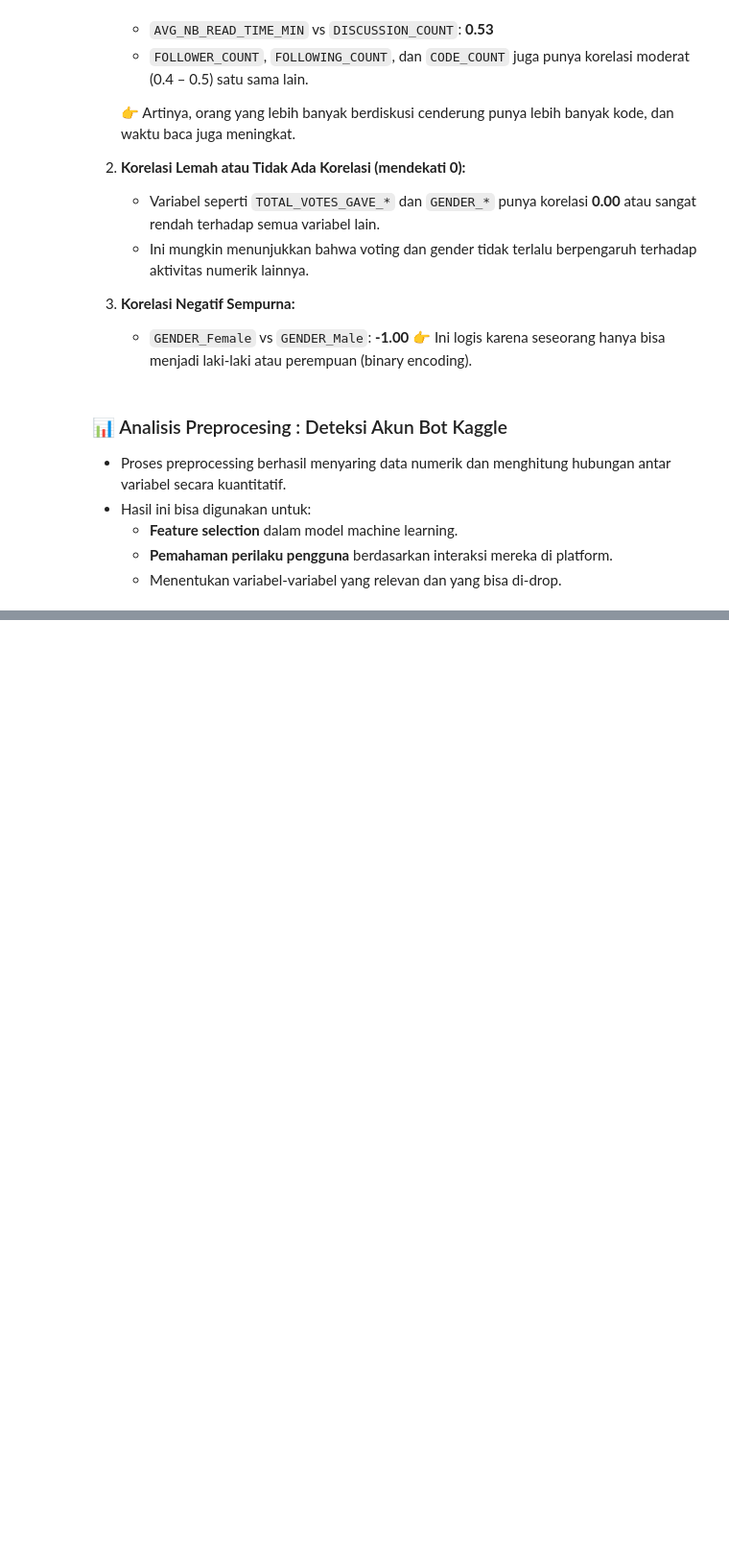
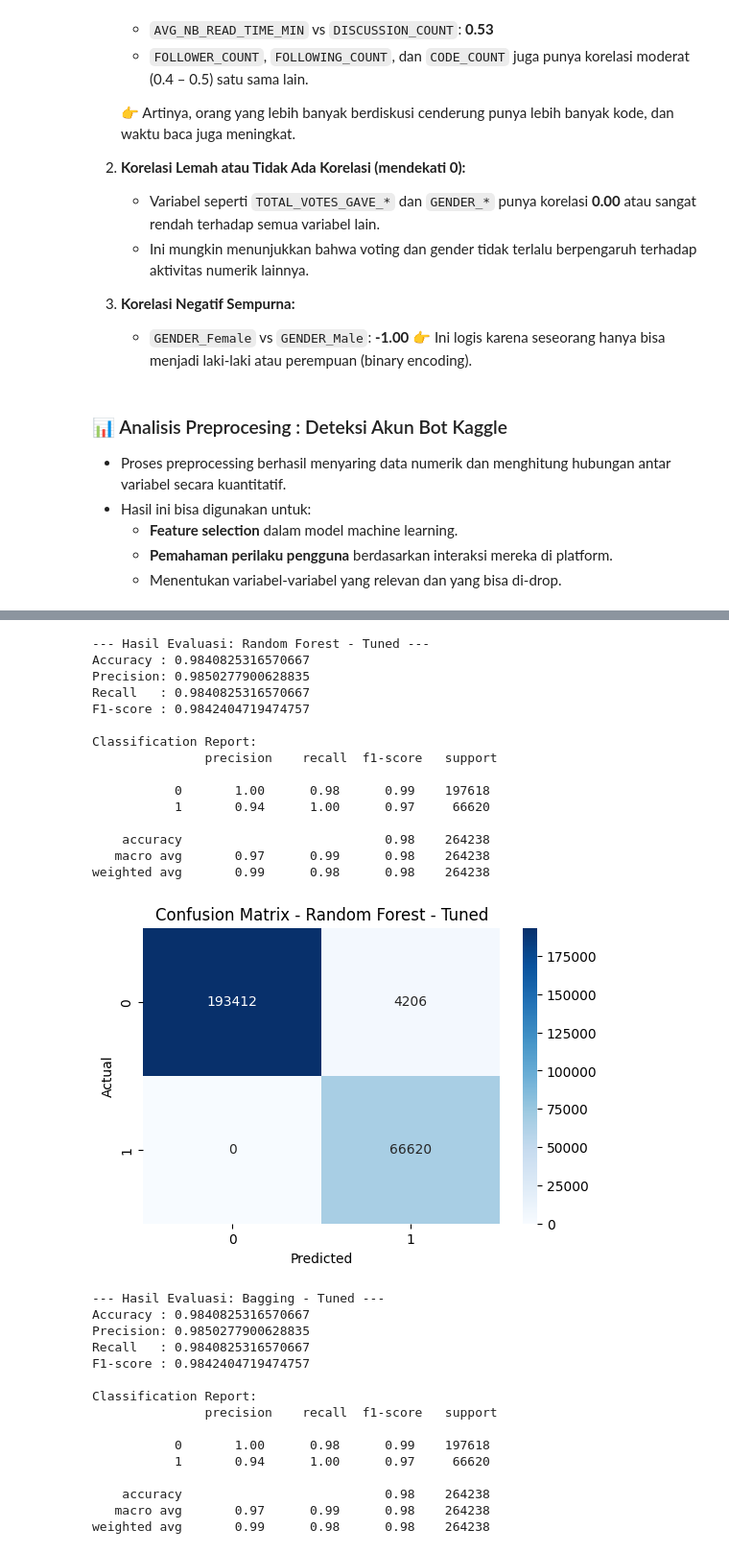
Before and after one commit to Hidayattt24/UTS-PRAKTIKUM-ML, a Jupyter notebook: notebook.ipynb, the cells around one changed output, grey strips where cells are left out. Shown at 96% size. Cells and saved outputs as stored; diff of their text form; code cells hidden in the pictures; blank space fills up the shorter version.

Commit message:
add : feature modeling

```diff
--- a/notebook.ipynb
+++ b/notebook.ipynb
@@ -623,0 +644,3 @@ plt.show()
+# %%
+# --- 1. Split Data ---
+X_train, X_test, y_train, y_test = train_test_split(X, y, test_size=0.2, random_state=42)
@@ -623,0 +740,57 @@ plt.show()
+# %%
+# --- 6. Evaluasi Model ---
+def evaluate_model(model, X_test, y_test, model_name="Model"):
+    y_pred = model.predict(X_test)
+    print(f"\n--- Hasil Evaluasi: {model_name} ---")
+    print("Accuracy :", accuracy_score(y_test, y_pred))
+    print("Precision:", precision_score(y_test, y_pred, average='weighted'))
+    print("Recall   :", recall_score(y_test, y_pred, average='weighted'))
+    print("F1-score :", f1_score(y_test, y_pred, average='weighted'))
+    print("\nClassification Report:\n", classification_report(y_test, y_pred))
+
+    # Confusion Matrix
+    cm = confusion_matrix(y_test, y_pred)
+    plt.figure(figsize=(6, 4))
+    sns.heatmap(cm, annot=True, fmt='d', cmap='Blues')
+    plt.title(f'Confusion Matrix - {model_name}')
+    plt.xlabel('Predicted')
+    plt.ylabel('Actual')
+    plt.show()
+
+# Evaluasi Random Forest
+evaluate_model(best_rf_model, X_test, y_test, "Random Forest - Tuned")
+
+# Evaluasi Bagging
+evaluate_model(best_bagging_model, X_test, y_test, "Bagging - Tuned")
+# %% [output]
+--- Hasil Evaluasi: Random Forest - Tuned ---
+Accuracy : 0.9840825316570667
+Precision: 0.9850277900628835
+Recall   : 0.9840825316570667
+F1-score : 0.9842404719474757
+
+Classification Report:
+               precision    recall  f1-score   support
+
+           0       1.00      0.98      0.99    197618
+           1       0.94      1.00      0.97     66620
+
+    accuracy                           0.98    264238
+   macro avg       0.97      0.99      0.98    264238
+weighted avg       0.99      0.98      0.98    264238
+[figure, added]
+--- Hasil Evaluasi: Bagging - Tuned ---
+Accuracy : 0.9840825316570667
+Precision: 0.9850277900628835
+Recall   : 0.9840825316570667
+F1-score : 0.9842404719474757
+
+Classification Report:
+               precision    recall  f1-score   support
+
+           0       1.00      0.98      0.99    197618
+           1       0.94      1.00      0.97     66620
+
+    accuracy                           0.98    264238
+   macro avg       0.97      0.99      0.98    264238
+weighted avg       0.99      0.98      0.98    264238
```
Also changed, not shown: parts of 20 cells of this notebook, 1 other file.
